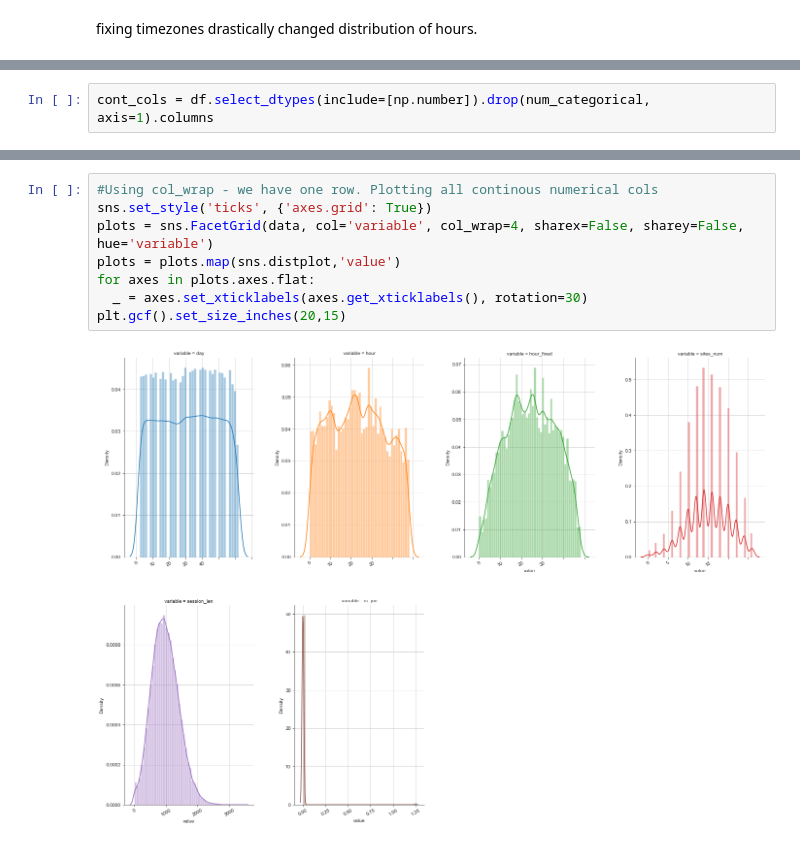
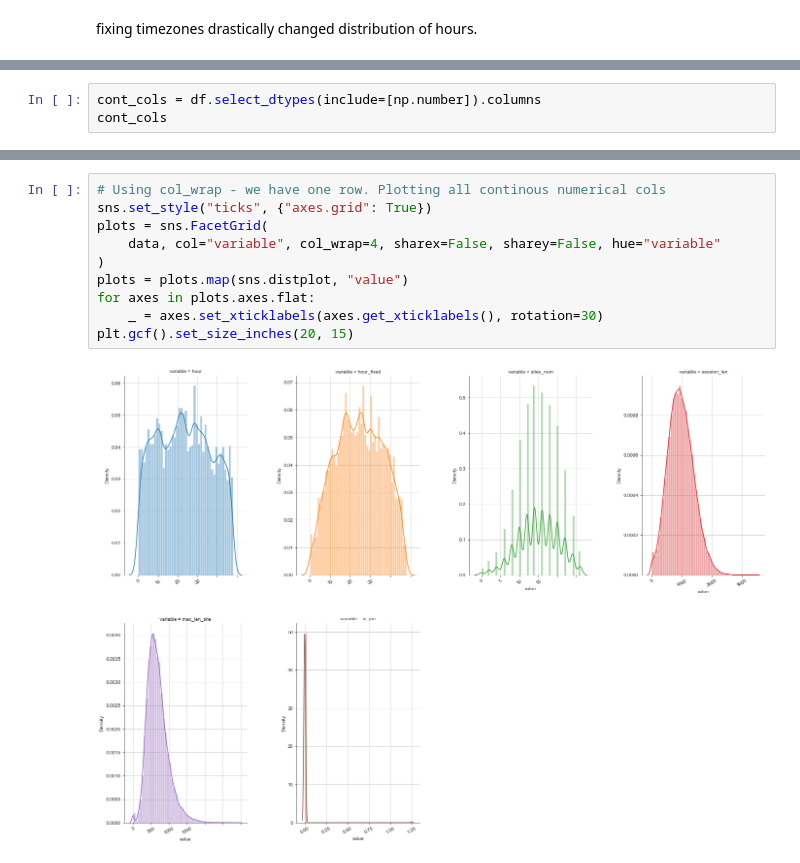
Before and after one commit to gzawadzki-gd/catching-joe, a Jupyter notebook: eda.ipynb, the cells around one changed output, grey strips where cells are left out. Drawn from its saved outputs; the diff is of its cells as text.

```diff
--- a/eda.ipynb
+++ b/eda.ipynb
@@ -101,2 +104,3 @@ dayofweek [6 2 1 0 4 5 3]
 # %%
-cont_cols = df.select_dtypes(include=[np.number]).drop(num_categorical, axis=1).columns
+cont_cols = df.select_dtypes(include=[np.number]).columns
+cont_cols
@@ -129,11 +119,13 @@ data
 # %%
-#Using col_wrap - we have one row. Plotting all continous numerical cols
-sns.set_style('ticks', {'axes.grid': True})
-plots = sns.FacetGrid(data, col='variable', col_wrap=4, sharex=False, sharey=False, hue='variable')
-plots = plots.map(sns.distplot,'value')
+# Using col_wrap - we have one row. Plotting all continous numerical cols
+sns.set_style("ticks", {"axes.grid": True})
+plots = sns.FacetGrid(
+    data, col="variable", col_wrap=4, sharex=False, sharey=False, hue="variable"
+)
+plots = plots.map(sns.distplot, "value")
 for axes in plots.axes.flat:
-  _ = axes.set_xticklabels(axes.get_xticklabels(), rotation=30)
-plt.gcf().set_size_inches(20,15)
+    _ = axes.set_xticklabels(axes.get_xticklabels(), rotation=30)
+plt.gcf().set_size_inches(20, 15)
 # %% [output]
-[figure, old version]
+[figure, new version]
 # %%
```
Also changed, not shown: parts of 26 cells of this notebook, 3 other files.
